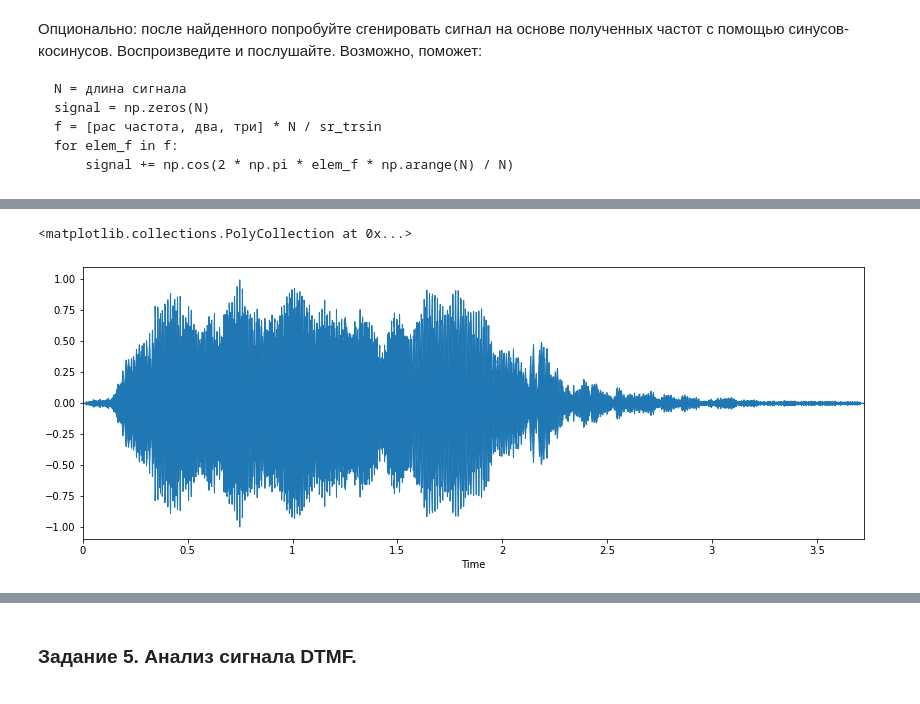
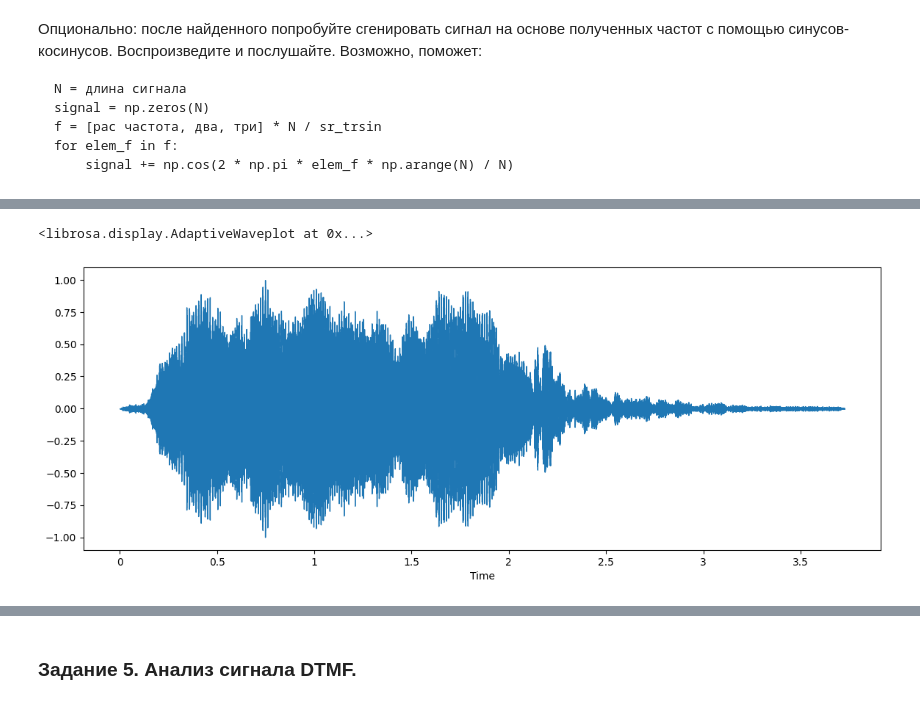
Before and after one commit to Mayonnaise-Slap/CompMus, a Jupyter notebook: Copy_of_MIR_Individual_tasks.ipynb, the cells around one changed output, grey strips where cells are left out. Saved outputs shown, nothing was run; the diff lists cells and outputs as text; code cells hidden in the pictures.

```diff
--- a/Copy_of_MIR_Individual_tasks.ipynb
+++ b/Copy_of_MIR_Individual_tasks.ipynb
@@ -34,18 +34,18 @@
 # %%
 import librosa
 import IPython.display as ipd
 import matplotlib.pyplot as plt
 import librosa.display
 
 
 # Загрузим аудио файл с паровозным гудком
-train_whistle, tw_sr = librosa.core.load("train_whistle.wav")
+y, sr = librosa.core.load("train_whistle.wav")
 
-player = ipd.Audio(train_whistle, rate=tw_sr)
+player = ipd.Audio(y, rate=sr)
 ipd.display(player)
 plt.figure(figsize=(14, 5))
-librosa.display.waveplot(train_whistle, sr=tw_sr)
+librosa.display.waveshow(y, sr=sr)
 # %% [output]
 [interactive output not drawn]
-<matplotlib.collections.PolyCollection at 0x...>
+<librosa.display.AdaptiveWaveplot at 0x...>
-[figure, old version]
+[figure, new version]
```
Also changed, not shown: parts of 1 cell of this notebook.
